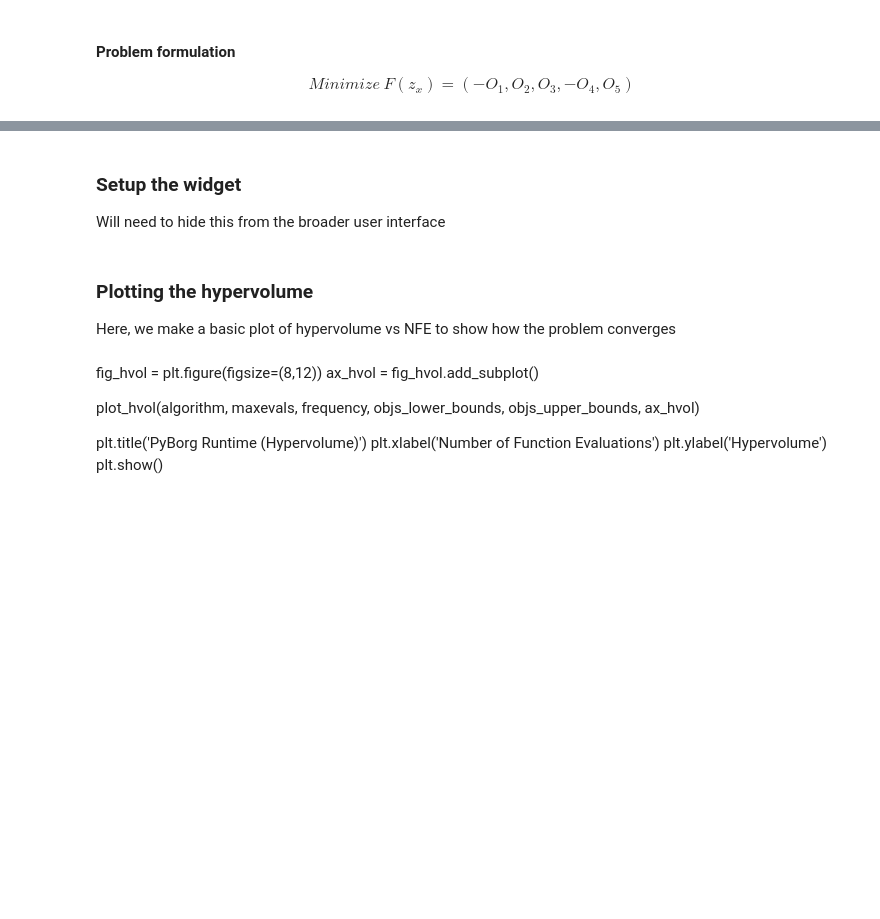
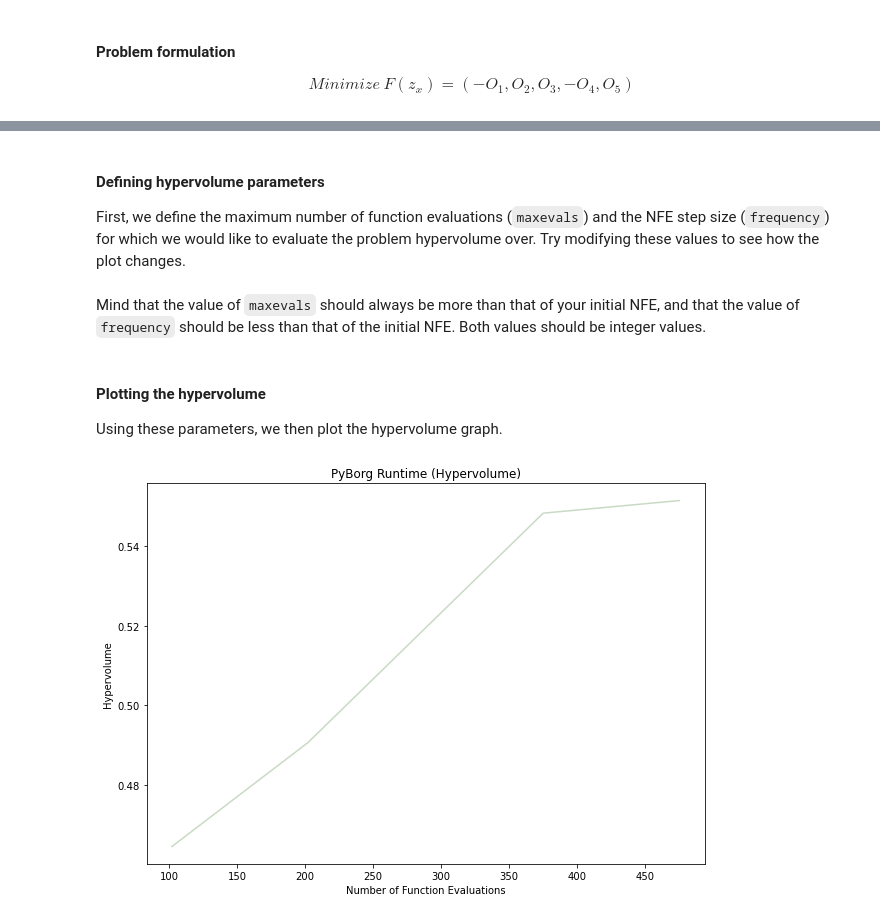
Before and after one commit to TrevorJA/harvested_predator_prey_system_tutorial_series, a Jupyter notebook: Part_1_MOEA_Diagnostics/Part 1 - Harvest Optimization and MOEA Diagnostics.ipynb, the cells around one changed output, grey strips where cells are left out. Saved outputs shown, nothing was run; the diff lists cells and outputs as text; code cells hidden in the pictures; blank space fills up the shorter version.

```diff
--- a/Part_1_MOEA_Diagnostics/Part 1 - Harvest Optimization and MOEA Diagnostics.ipynb
+++ b/Part_1_MOEA_Diagnostics/Part 1 - Harvest Optimization and MOEA Diagnostics.ipynb
@@ -403,28 +371,24 @@ The efficiency of an MOEA in optimizing a solution can be considered by measurin
 # %% [markdown]
-### Setup the widget
-Will need to hide this from the broader user interface
+#### Defining hypervolume parameters
+First, we define the maximum number of function evaluations (`maxevals`) and the NFE step size (`frequency`) for which we would like to evaluate the problem hypervolume over. Try modifying these values to see how the plot changes. <br>
+<br>
+Mind that the value of `maxevals` should always be more than that of your initial NFE, and that the value of `frequency` should be less than that of the initial NFE. Both values should be integer values.
 # %%
-hvol_list = ['Max number of NFEs: ', 'Step size: ']
-maxevals = widgets.IntText(value=200, description='Any', disabled=False)
-frequency = widgets.IntText(value=100, description='Any', disabled=False)
-
-param_labels = [Label(i) for i in hvol_list]
-list_of_dropdowns = [maxevals, frequency]
-
-hvol_widget = HBox([VBox(param_labels), VBox(list_of_dropdowns)])
-box_layout_hvol = widgets.Layout(display='flex', flex_flow = 'row', align_items ='center', justify_content = 'center')
-hvol_widget
+maxevals = 500
+frequency = 100
 # %% [markdown]
-### Plotting the hypervolume
-Here, we make a basic plot of hypervolume vs NFE to show how the problem converges
+#### Plotting the hypervolume
+Using these parameters, we then plot the hypervolume graph.
-# %% [markdown]
-fig_hvol = plt.figure(figsize=(8,12))
-ax_hvol = fig_hvol.add_subplot()
-
-plot_hvol(algorithm, maxevals, frequency, objs_lower_bounds, objs_upper_bounds, ax_hvol)
-
-plt.title('PyBorg Runtime (Hypervolume)')
-plt.xlabel('Number of Function Evaluations')
-plt.ylabel('Hypervolume')
-plt.show()
+# %%
+fig_hvol = plt.figure(figsize=(10,7))
+ax_hvol = fig_hvol.add_subplot()
+
+plot_hvol(algorithm, maxevals, frequency, objs_lower_bounds, objs_upper_bounds, ax_hvol)
+
+plt.title('PyBorg Runtime (Hypervolume)')
+plt.xlabel('Number of Function Evaluations')
+plt.ylabel('Hypervolume')
+plt.show()
+# %% [output]
+[figure, added]
 # %% [markdown]
```
Also changed, not shown: parts of 24 cells of this notebook, 8 other files.
